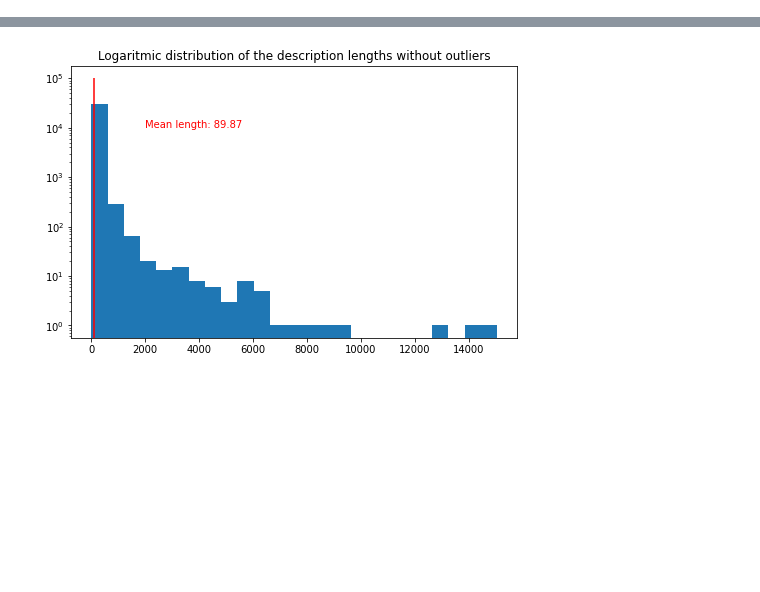
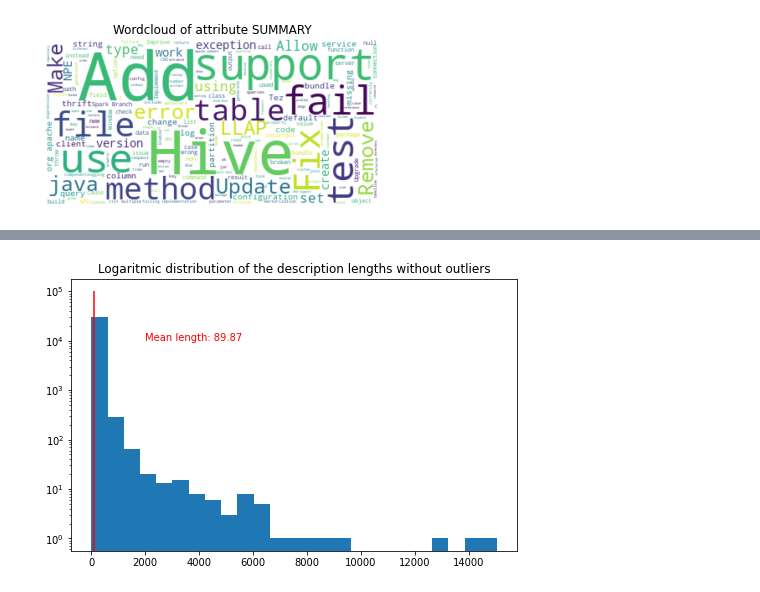
Before and after one commit to raulhigueras/tech-debt-NLP-analysis, a Jupyter notebook: notebooks/explore.ipynb, the cells around one changed output, grey strips where cells are left out. Saved outputs shown, nothing was run; the diff lists cells and outputs as text; code cells hidden in the pictures; blank space fills up the shorter version.

```diff
--- a/notebooks/explore.ipynb
+++ b/notebooks/explore.ipynb
@@ -141,0 +58,8 @@ sum_no_outlier_lens = sum_lens[sum_lens< 40_000]
+# %%
+full_text = ' '.join([row for row in jira["SUMMARY"]])
+descriptions_wc = wc.WordCloud(background_color="white").generate(full_text)
+plt.imshow(descriptions_wc, interpolation='bilinear')
+plt.axis("off")
+plt.title("Wordcloud of attribute SUMMARY");
+# %% [output]
+[figure, added]
```
Also changed, not shown: parts of 77 cells of this notebook.
